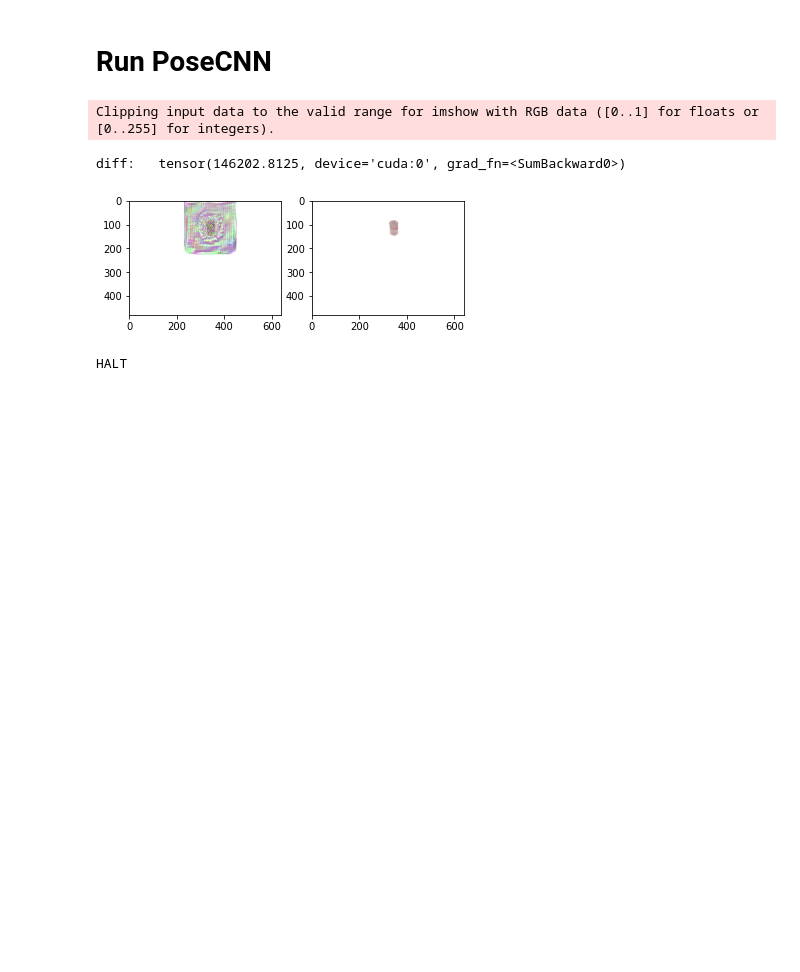
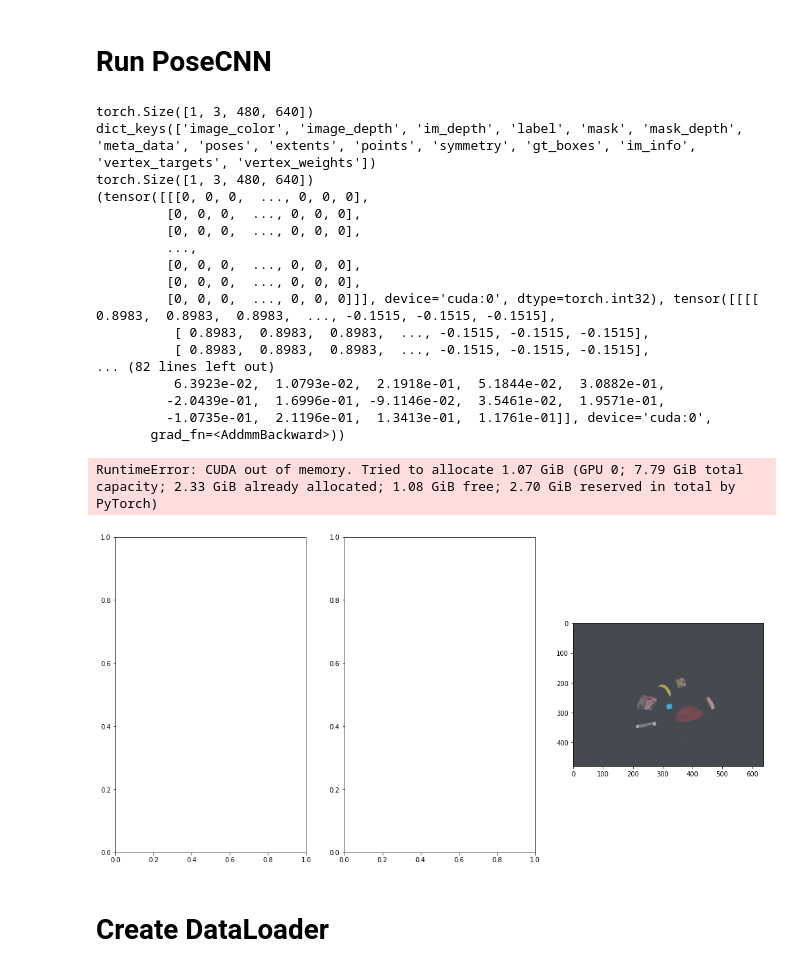
Before and after one commit to stanlew7531/NerFrenemy, a Jupyter notebook: GeometryBPSandbox.ipynb, the cells around one changed output. Saved outputs shown, nothing was run; the diff lists cells and outputs as text; code cells hidden in the pictures; blank space fills up the shorter version.

```diff
--- a/GeometryBPSandbox.ipynb
+++ b/GeometryBPSandbox.ipynb
@@ -22,9 +22,10 @@ import yaml
 import torch
 import numpy as np
 import matplotlib.pyplot as plt
+plt.rcParams['figure.figsize'] = [18, 9]
 from scipy.spatial.transform import Rotation as R
 
-import ProgressNerf.Dataloading.YCBVideoDataloader
+from ProgressNerf.Dataloading.YCBVideoDataloader import YCBVideoDataloader
 # import ProgressNerf.Dataloading.ToolsPartsDataloader
 
 import ProgressNerf.Raycasting.VoxelGridBBoxRaysampler
@@ -52,7 +53,7 @@ from fcn.train import loss_cross_entropy, smooth_l1_loss
 cfg_from_file("./PoseCNN-PyTorch/experiments/cfgs/ycb_object.yml")
 meta = yaml_from_file("./PoseCNN-PyTorch/data/demo/meta.yml")
 dataset = get_dataset("ycb_object_test")
-cfg.renderer = YCBRenderer(width=cfg.TRAIN.SYN_WIDTH, height=cfg.TRAIN.SYN_HEIGHT, gpu_id=0, render_marker=False)
+cfg.renderer = YCBRenderer(width=cfg.TRAIN.SYN_WIDTH, height=cfg.TRAIN.SYN_HEIGHT, gpu_id=1, render_marker=False)
 # %% [output]
 libEGL warning: DRI2: failed to create dri screen
 libEGL warning: DRI2: failed to create dri screen
@@ -107,6 +119,8 @@ meta_data = torch.from_numpy(meta_data).cuda()
 # %%
 %%capture
 pretrained = "./PoseCNN-PyTorch/data/checkpoints/ycb_object/vgg16_ycb_object_self_supervision_epoch_8.checkpoint.pth"
+pretrained = "./PoseCNN-PyTorch/data/checkpoints/ycb_video/vgg16_ycb_video_epoch_16.checkpoint.pth"
+
 # cfg.TRAIN.FREEZE_LAYERS = False
 network_data = torch.load(pretrained)
 network = networks.__dict__["posecnn"](dataset.num_classes, 64, network_data).cuda()
@@ -202,30 +216,53 @@ def get_loss(network_results):
     return loss
 # %%
 inputs = nerf_rgb.permute(0, 3, 1, 2).contiguous()
+print(inputs.shape)
 ycb_datapoint = next(iter(dataloader))
+fig, axs = plt.subplots(1,3)
+print(ycb_datapoint.keys())
+print(ycb_datapoint['image_color'].shape)
+axs[2].imshow(((ycb_datapoint['image_color'] + 1.0) / 2.0).squeeze().permute(1, 2, 0).detach().cpu().numpy()[:,:,::-1])
 
 with torch.enable_grad():
     network.eval()
     initial_inputs = inputs.clone().detach()
     optimizer = torch.optim.Adam([inputs])
     optimizer.zero_grad()
     inputs.requires_grad=True
     network_results = run_net(network, inputs, ycb_datapoint, meta_data, dataset)
+    print(network_results)
     pred_quaterion = network_results[-1]
 
     # NOTE: This is obviously just to prove gradients flow.
     pred_quaterion.sum().backward()
     for i in range(1000): optimizer.step()
 
     # Visualize
-    fig, axs = plt.subplots(1,2)
+    #fig, axs = plt.subplots(1,2)
     axs[0].imshow(((inputs+1.0)/2).squeeze().permute(1, 2, 0).detach().cpu().numpy())
     axs[1].imshow(((initial_inputs+1.0)/2).squeeze().permute(1, 2, 0).detach().cpu().numpy())
     print("diff:  ", (initial_inputs - inputs).abs().sum())
     plt.show()
     print("HALT")
 # %% [output]
-Clipping input data to the valid range for imshow with RGB data ([0..1] for floats or [0..255] for integers).
+torch.Size([1, 3, 480, 640])
+dict_keys(['image_color', 'image_depth', 'im_depth', 'label', 'mask', 'mask_depth', 'meta_data', 'poses', 'extents', 'points', 'symmetry', 'gt_boxes', 'im_info', 'vertex_targets', 'vertex_weights'])
+torch.Size([1, 3, 480, 640])
+(tensor([[[0, 0, 0,  ..., 0, 0, 0],
+         [0, 0, 0,  ..., 0, 0, 0],
+         [0, 0, 0,  ..., 0, 0, 0],
+         ...,
+         [0, 0, 0,  ..., 0, 0, 0],
+         [0, 0, 0,  ..., 0, 0, 0],
+         [0, 0, 0,  ..., 0, 0, 0]]], device='cuda:0', dtype=torch.int32), tensor([[[[ 0.8983,  0.8983,  0.8983,  ..., -0.1515, -0.1515, -0.1515],
+          [ 0.8983,  0.8983,  0.8983,  ..., -0.1515, -0.1515, -0.1515],
+          [ 0.8983,  0.8983,  0.8983,  ..., -0.1515, -0.1515, -0.1515],
+... (82 lines left out)
+          6.3923e-02,  1.0793e-02,  2.1918e-01,  5.1844e-02,  3.0882e-01,
+         -2.0439e-01,  1.6996e-01, -9.1146e-02,  3.5461e-02,  1.9571e-01,
+         -1.0735e-01,  2.1196e-01,  1.3413e-01,  1.1761e-01]], device='cuda:0',
+       grad_fn=<AddmmBackward>))
-diff:   tensor(146202.8125, device='cuda:0', grad_fn=<SumBackward0>)
+RuntimeError: CUDA out of memory. Tried to allocate 1.07 GiB (GPU 0; 7.79 GiB total capacity; 2.33 GiB already allocated; 1.08 GiB free; 2.70 GiB reserved in total by PyTorch)
-[figure, old version]
+[figure, new version]
-HALT
+# %% [markdown]
+# Create DataLoader
```
Also changed, not shown: parts of 7 cells of this notebook, 1 other file.
